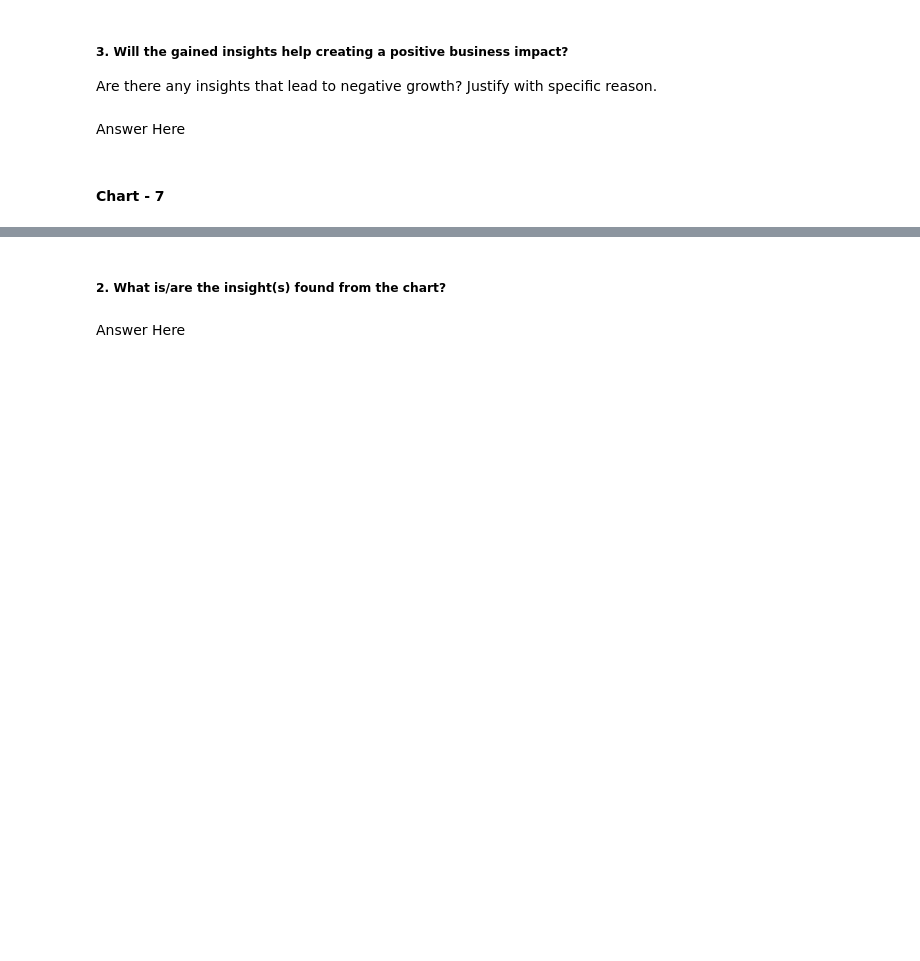
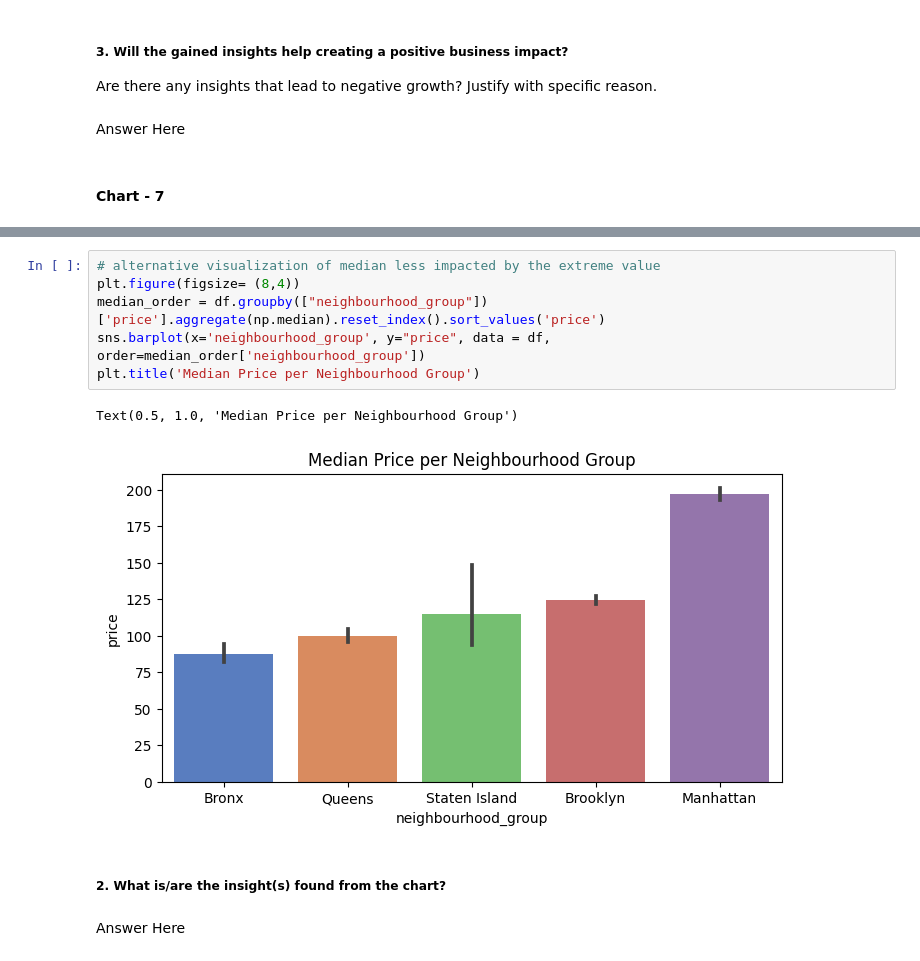
Before and after one commit to Dinesh-Kumar-Verma/EDA_Airbnb_Booking_Anlalysis, a Jupyter notebook: Airbnb_Bookings_Analysis_Capstone_Project_1.ipynb, the cells around one changed output, grey strips where cells are left out. Saved outputs shown, nothing was run; the diff lists cells and outputs as text; blank space fills up the shorter version.

```diff
--- a/Airbnb_Bookings_Analysis_Capstone_Project_1.ipynb
+++ b/Airbnb_Bookings_Analysis_Capstone_Project_1.ipynb
@@ -369,3 +454,12 @@ plt.tight_layout()
+# %%
+# alternative visualization of median less impacted by the extreme value
+plt.figure(figsize= (8,4))
+median_order = df.groupby(["neighbourhood_group"])['price'].aggregate(np.median).reset_index().sort_values('price')
+sns.barplot(x='neighbourhood_group', y="price", data = df, order=median_order['neighbourhood_group'])
+plt.title('Median Price per Neighbourhood Group')
+# %% [output]
+Text(0.5, 1.0, 'Median Price per Neighbourhood Group')
+[figure, added]
 # %% [markdown]
 ##### 2. What is/are the insight(s) found from the chart?
 # %% [markdown]
```
Also changed, not shown: parts of 28 cells of this notebook.
